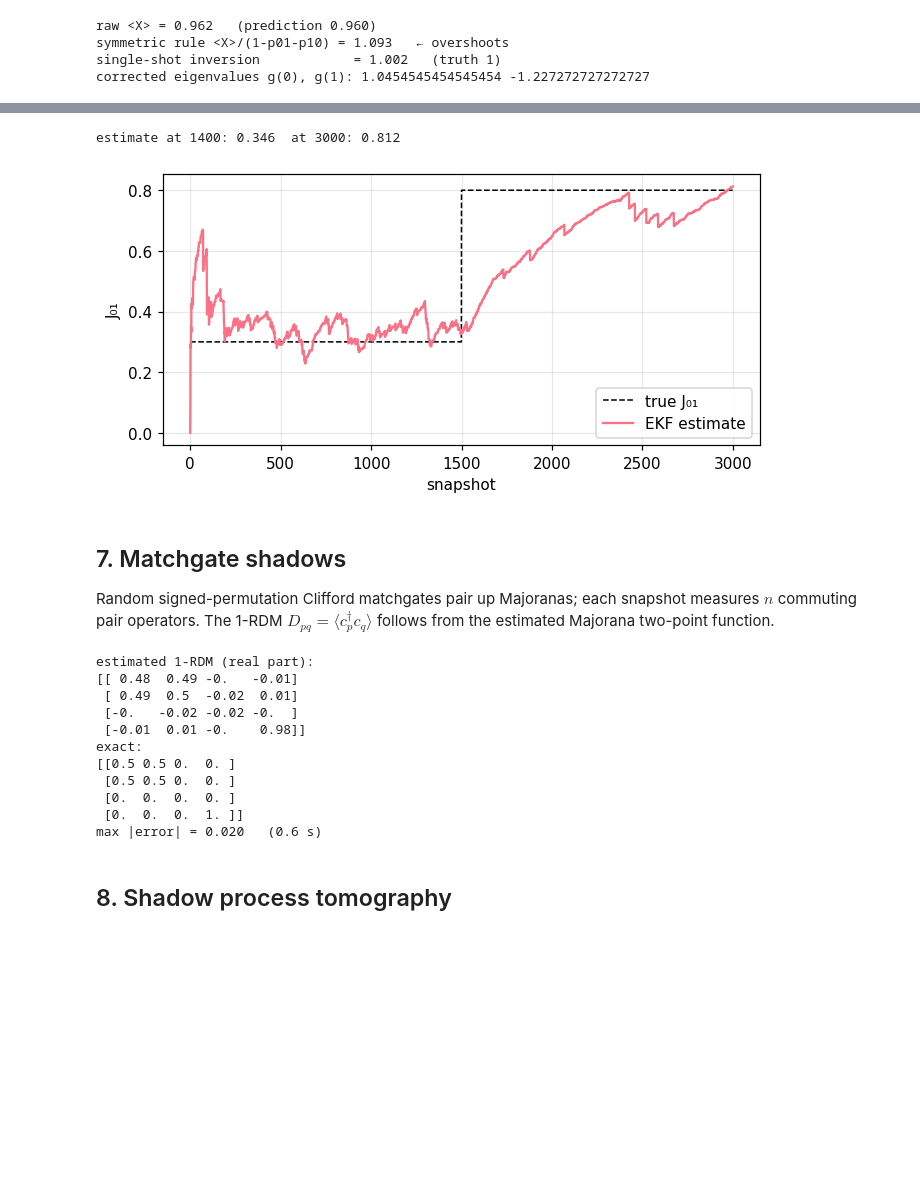
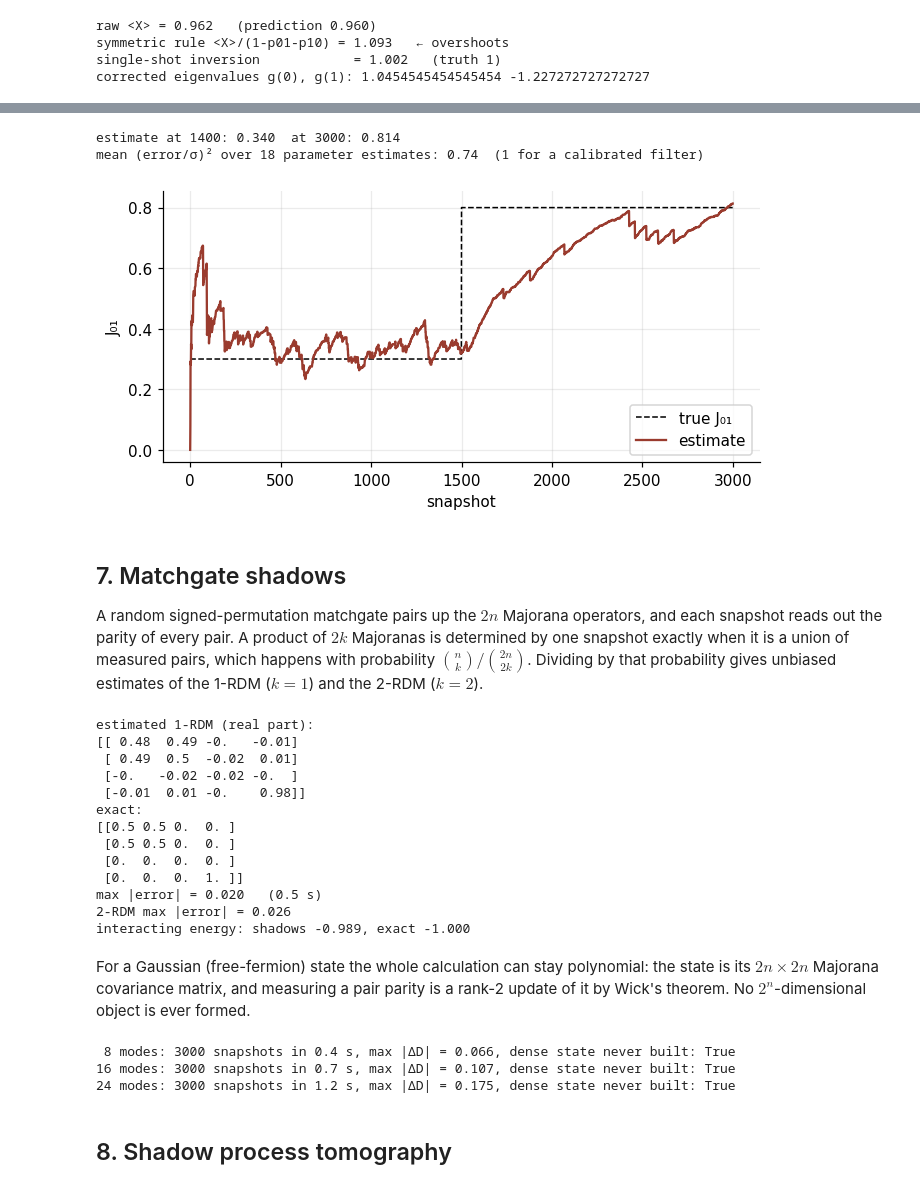
Before and after one commit to Jaspersands/shadow-hamiltonian-learning, a Jupyter notebook: notebooks/04_derandomized_classical_shadow_tomography.ipynb, the cells around one changed output, grey strips where cells are left out. Drawn from its saved outputs; the diff is of its cells as text; code cells hidden in the pictures; blank space fills up the shorter version.

```diff
--- a/notebooks/04_derandomized_classical_shadow_tomography.ipynb
+++ b/notebooks/04_derandomized_classical_shadow_tomography.ipynb
@@ -24,6 +22,6 @@ from shadow_learning import (
     ReadoutErrorModel, DifferentiableHamiltonianLearner, StreamingKalmanHamiltonianTracker,
     FermionicMatchgateShadows, slater_state, ShadowProcessTomographer, __version__,
 )
-plt.rcParams.update({"figure.dpi": 100, "axes.grid": True, "grid.alpha": 0.3})
+plt.rcParams.update({"figure.dpi": 100, "axes.grid": True, "grid.alpha": 0.25, "axes.spines.top": False, "axes.spines.right": False})
 print("shadow_learning", __version__, "| cirq", cirq.__version__)
 # %% [output]
@@ -134,23 +150,35 @@ Each snapshot updates the estimate of $(J, h)$ through the linearised Gibbs obse
 # %%
 tracker = StreamingKalmanHamiltonianTracker(n_qubits=2, beta=1.5, process_noise_std=0.005, seed=0)
 rng = np.random.default_rng(7); est, truth_j = [], []
 for k in range(3000):
     jv = 0.3 if k < 1500 else 0.8
     if k % 250 == 0:
         rho_k = gibbs_state(tracker.learner.build_hamiltonian_matrix(np.array([[0, jv], [jv, 0]]), np.array([0.2, -0.15])), 1.5)
     tracker.process_snapshot(sample_shadows_from_density_matrix(rho_k, 1, rng)[0])
     est.append(tracker.x[0]); truth_j.append(jv)
 fig, ax = plt.subplots(figsize=(7, 3.2))
-ax.plot(truth_j, color="k", lw=1, ls="--", label="true J₀₁"); ax.plot(est, color="#fb7185", lw=1.5, label="EKF estimate")
+ax.plot(truth_j, color="k", lw=1, ls="--", label="true J₀₁"); ax.plot(est, color="#9a3b2e", lw=1.5, label="estimate")
 ax.set_xlabel("snapshot"); ax.set_ylabel("J₀₁"); ax.legend(); plt.show()
 print(f"estimate at 1400: {est[1399]:.3f}  at 3000: {est[-1]:.3f}")
+
+# calibration of the reported standard deviations on a static model
+z2 = []
+for seed in range(6):
+    tr = StreamingKalmanHamiltonianTracker(n_qubits=2, beta=0.6, process_noise_std=0.0, seed=seed)
+    Jt, ht = np.array([[0, 0.5], [0.5, 0]]), np.array([0.3, -0.2])
+    rho_t = gibbs_state(tr.learner.build_hamiltonian_matrix(Jt, ht), 0.6)
+    for sn in sample_shadows_from_density_matrix(rho_t, 3000, np.random.default_rng(seed)):
+        tr.process_snapshot(sn)
+    e = tr.estimate(); z2.extend(((e["params"] - tr.learner.pack(Jt, ht)) / e["std"]) ** 2)
+print(f"mean (error/σ)² over {len(z2)} parameter estimates: {np.mean(z2):.2f}  (1 for a calibrated filter)")
 # %% [output]
-estimate at 1400: 0.346  at 3000: 0.812
+estimate at 1400: 0.340  at 3000: 0.814
+mean (error/σ)² over 18 parameter estimates: 0.74  (1 for a calibrated filter)
-[figure, old version]
+[figure, new version]
-# %% [markdown]
-## 7. Matchgate shadows
-
-Random signed-permutation Clifford matchgates pair up Majoranas; each snapshot measures $n$ commuting pair operators. The 1-RDM $D_{pq} = \langle c_p^\dagger c_q\rangle$ follows from the estimated Majorana two-point function.
+# %% [markdown]
+## 7. Matchgate shadows
+
+A random signed-permutation matchgate pairs up the $2n$ Majorana operators, and each snapshot reads out the parity of every pair. A product of $2k$ Majoranas is determined by one snapshot exactly when it is a union of measured pairs, which happens with probability $\binom{n}{k}/\binom{2n}{2k}$. Dividing by that probability gives unbiased estimates of the 1-RDM ($k = 1$) and the 2-RDM ($k = 2$).
 # %%
 fs = FermionicMatchgateShadows(n_modes=4, seed=2)
 psi = (slater_state(4, [1, 3]) + slater_state(4, [0, 3])) / np.sqrt(2)     # one delocalised orbital + one localised
@@ -158,6 +186,14 @@ t0 = time.time(); snaps = fs.sample(psi, n_snapshots=6000); D = fs.estimate_1rdm
 print("estimated 1-RDM (real part):"); print(np.round(D.real, 2))
 print("exact:"); print(np.round(fs.exact_1rdm(psi).real, 2))
 print(f"max |error| = {np.abs(D - fs.exact_1rdm(psi)).max():.3f}   ({dt:.1f} s)")
+
+from shadow_learning.fermionic_shadows import two_body_energy
+D2 = fs.estimate_2rdm(snaps)
+print(f"2-RDM max |error| = {np.abs(D2 - fs.exact_2rdm(psi)).max():.3f}")
+h1 = -np.eye(4, k=1) - np.eye(4, k=-1); h2 = np.zeros((4, 4, 4, 4))
+for p_ in range(3):
+    h2[p_, p_ + 1, p_ + 1, p_] = 2.0                                       # U n_p n_{p+1}
+print(f"interacting energy: shadows {two_body_energy(h1, h2, D, D2):.3f}, exact {two_body_energy(h1, h2, fs.exact_1rdm(psi), fs.exact_2rdm(psi)):.3f}")
 # %% [output]
 estimated 1-RDM (real part):
 [[ 0.48  0.49 -0.   -0.01]
@@ -169,7 +205,23 @@ exact:
  [0.5 0.5 0.  0. ]
  [0.  0.  0.  0. ]
  [0.  0.  0.  1. ]]
-max |error| = 0.020   (0.6 s)
+max |error| = 0.020   (0.5 s)
+2-RDM max |error| = 0.026
+interacting energy: shadows -0.989, exact -1.000
+# %% [markdown]
+For a Gaussian (free-fermion) state the whole calculation can stay polynomial: the state is its $2n \times 2n$ Majorana covariance matrix, and measuring a pair parity is a rank-2 update of it by Wick's theorem. No $2^n$-dimensional object is ever formed.
+# %%
+from shadow_learning.fermionic_shadows import FermionicGaussianState
+rng = np.random.default_rng(1)
+for n in (8, 16, 24):
+    hq = rng.normal(size=(n, n)); g = FermionicGaussianState.ground_state_of_quadratic(hq + hq.T, n // 2)
+    fsn = FermionicMatchgateShadows(n_modes=n, seed=0)
+    t0 = time.time(); Dn = fsn.estimate_1rdm(fsn.sample(g, 3000)); dt = time.time() - t0
+    print(f"{n:2d} modes: 3000 snapshots in {dt:.1f} s, max |ΔD| = {np.abs(Dn - g.one_rdm()).max():.3f}, dense state never built: {fsn._gammas is None}")
+# %% [output]
+ 8 modes: 3000 snapshots in 0.4 s, max |ΔD| = 0.066, dense state never built: True
+16 modes: 3000 snapshots in 0.7 s, max |ΔD| = 0.107, dense state never built: True
+24 modes: 3000 snapshots in 1.2 s, max |ΔD| = 0.175, dense state never built: True
 # %% [markdown]
 ## 8. Shadow process tomography
 # %%
```
Also changed, not shown: parts of 10 cells of this notebook, 7 other files.
